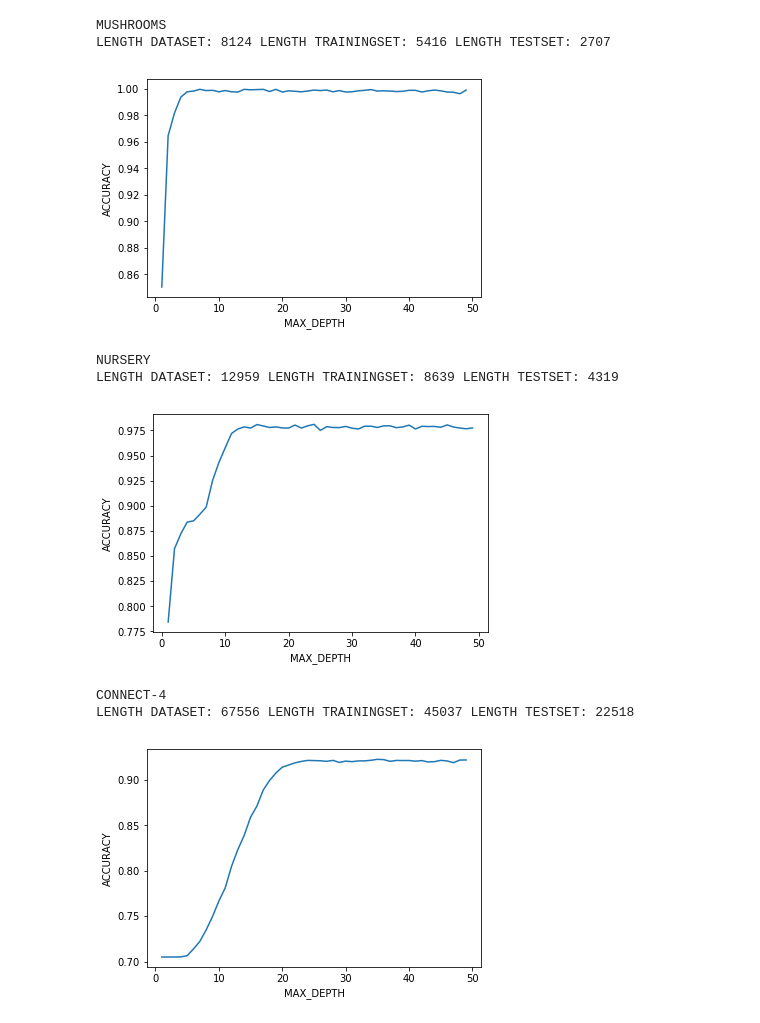
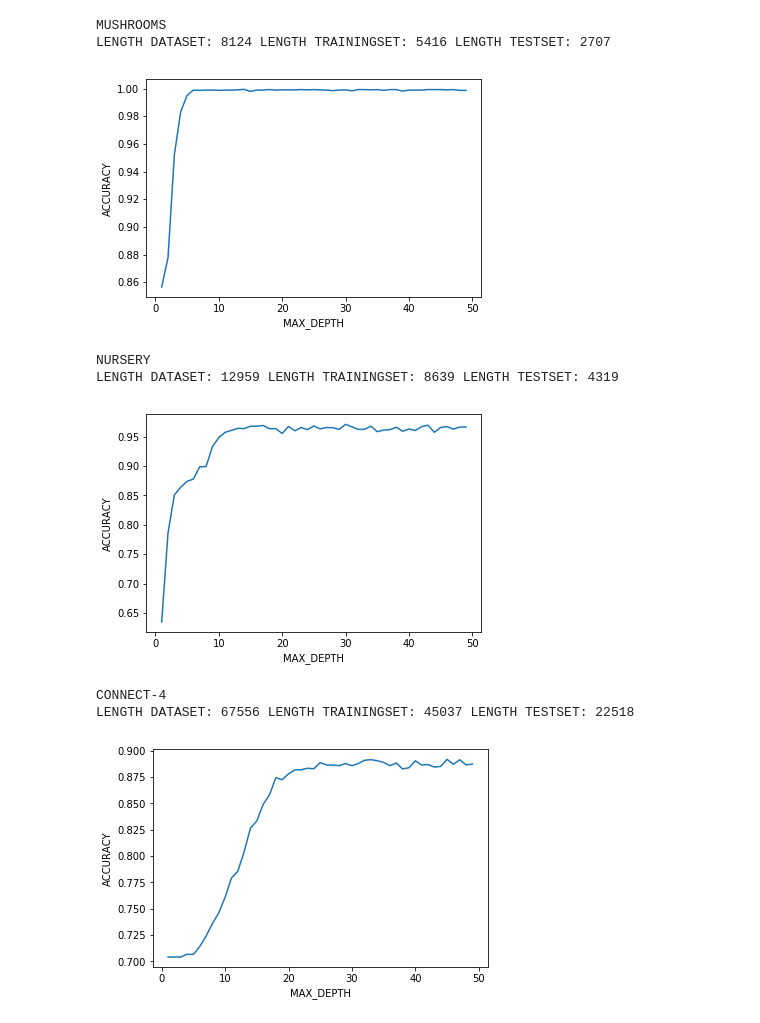
Before and after one commit to Kvothe94/DM-Project-3905113, a Jupyter notebook: Untitled.ipynb, the cells around one changed output. Saved outputs shown, nothing was run; the diff lists cells and outputs as text; code cells hidden in the pictures.

```diff
--- a/Untitled.ipynb
+++ b/Untitled.ipynb
@@ -77,7 +77,7 @@ for dataset in datasets:
     for depth in max_depths:
 
         myDTC = tree.DecisionTreeClassifier(criterion="entropy", max_depth=depth)
-        scores = cross_val_score(myDTC, training_set[:,1:], training_set[:,0], cv=5)
+        scores = cross_val_score(myDTC, training_set[:,1:], training_set[:,0], cv=3)
         accuracy[m] = scores.mean()
         m = m + 1
 
@@ -121,7 +121,7 @@ for dataset in datasets:
     for num in num_estimators:
 
         myRFC = RandomForestClassifier(n_estimators=num, criterion="entropy")
-        scores = cross_val_score(myRFC, training_set[:,1:], training_set[:,0], cv=5)
+        scores = cross_val_score(myRFC, training_set[:,1:], training_set[:,0], cv=3)
         accuracy[m] = scores.mean()
 
         m = m + 1
@@ -149,39 +149,39 @@ for dataset in datasets:
     dim_trainingset = int(len(dataset) * 2 / 3)
     shuffled_dataset = deepcopy(dataset)
     random.shuffle(shuffled_dataset)
     training_set = shuffled_dataset[0:dim_trainingset, :]
     test_set = shuffled_dataset[dim_trainingset+1:, :]
     print(names[k])
     print('LENGTH DATASET:', len(dataset), 'LENGTH TRAININGSET:', len(training_set), 'LENGTH TESTSET:', len(test_set),
             '\n')
 
     max_depths = range(1,50)
     accuracy = [0 for i in max_depths]
     m = 0
     for num in max_depths:
 
         myRFC = RandomForestClassifier(max_depth=num, criterion="entropy")
-        scores = cross_val_score(myRFC, training_set[:,1:], training_set[:,0], cv=5)
+        scores = cross_val_score(myRFC, training_set[:,1:], training_set[:,0], cv=3)
         accuracy[m] = scores.mean()
 
         m = m + 1
 
 
     plt.plot(max_depths, accuracy)
     plt.ylabel('ACCURACY')
     plt.xlabel('MAX_DEPTH')
     plt.show()
     k = k + 1
 # %% [output]
 MUSHROOMS
 LENGTH DATASET: 8124 LENGTH TRAININGSET: 5416 LENGTH TESTSET: 2707
-[figure, old version]
+[figure, new version]
 NURSERY
 LENGTH DATASET: 12959 LENGTH TRAININGSET: 8639 LENGTH TESTSET: 4319
-[figure, old version]
+[figure, new version]
 CONNECT-4
 LENGTH DATASET: 67556 LENGTH TRAININGSET: 45037 LENGTH TESTSET: 22518
-[figure, old version]
+[figure, new version]
 # %%
 k = 0
 names = ["MUSHROOMS", "NURSERY", "CONNECT-4"]
```
Also changed, not shown: parts of 6 cells of this notebook.
